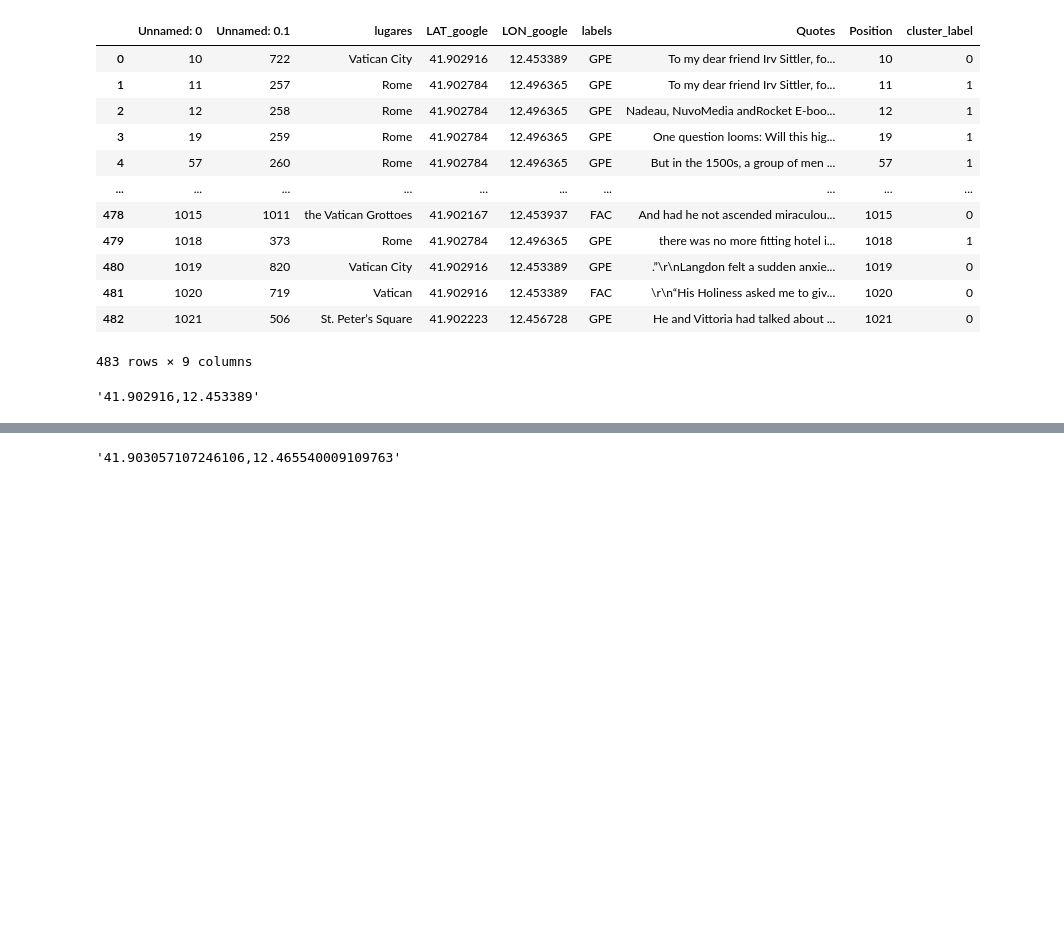
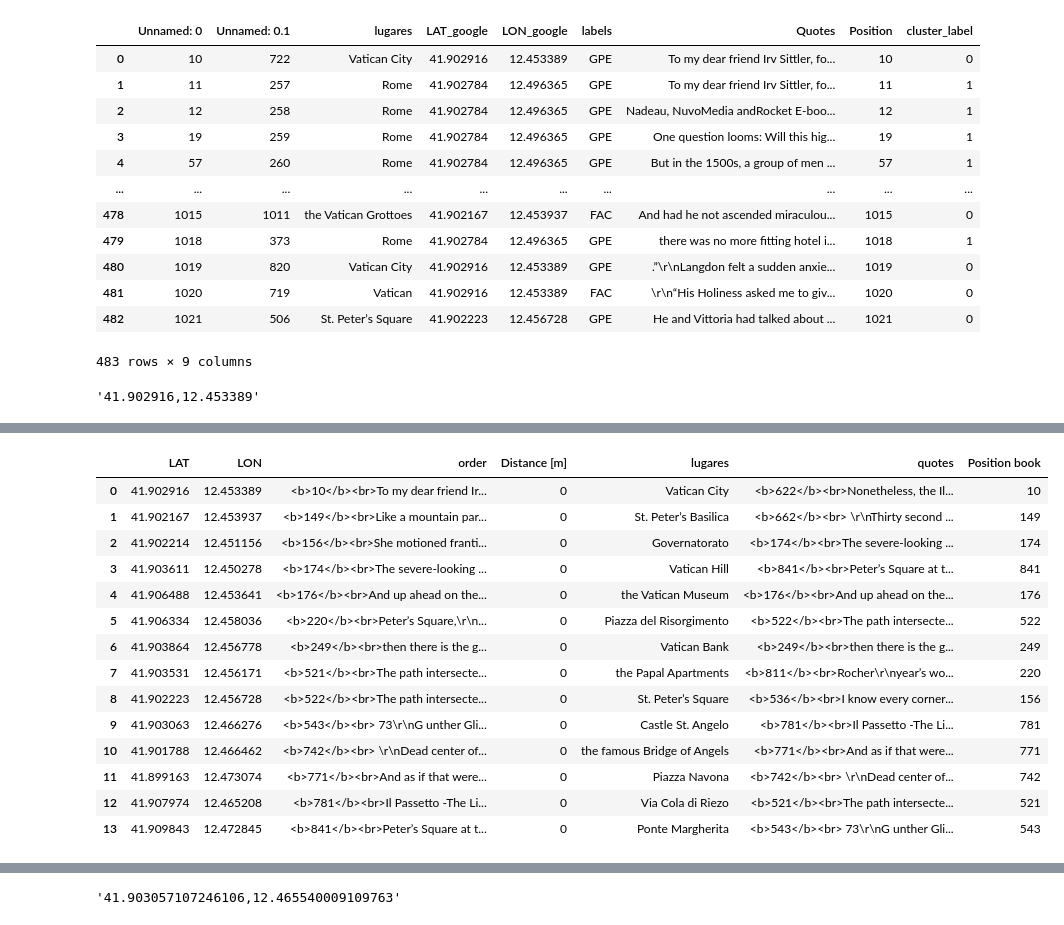
Before and after one commit to pjwork00/ProjectWork, a Jupyter notebook: back-end-python/src/Path_time_API.ipynb, the cells around one changed output, grey strips where cells are left out. Saved outputs shown, nothing was run; the diff lists cells and outputs as text; code cells hidden in the pictures; blank space fills up the shorter version.

```diff
--- a/back-end-python/src/Path_time_API.ipynb
+++ b/back-end-python/src/Path_time_API.ipynb
@@ -166,3 +169,20 @@ Area=plot_path(dat1, base_2)
 Area
 # %% [output]
 [interactive output not drawn]
+# %%
+ #Clusterdays
+def divide_days(df,days):
+
+    dat_dummy=df
+    kmeans = KMeans(n_clusters=days).fit(dat_dummy.iloc[:,3:5])
+    dat_dummy["day"]=kmeans.fit_predict(dat_dummy.iloc[:,3:5])
+    # centroids = kmeans.cluster_centers_
+    df_by_day = dat_dummy.groupby('day')
+    Schedule_day=(list(df_by_day))
+    # ax=plt.scatter(dat_dummy['LON_google'], dat_dummy['LAT_google'], c= kmeans.labels_.astype(float), s=50, alpha=0.5)
+    # #ax.scatter(centroids[:, 0], centroids[:, 1], c='red', s=50)
+    # ax
+    return Schedule_day
+# %%
+Schedule_day=divide_days(df,2)
+Day_1=(Schedule_day[0][1])
@@ -168,0 +193,2 @@ Area
+# %%
+data_day1=path_dots(Day_1, "Day_1_Angels")
@@ -168,0 +213,18 @@ Area
+# %%
+data_day1
+# %% [output]
+|  | LAT | LON | order | Distance [m] | lugares | quotes | Position book |
+| 0 | 41.902916 | 12.453389 | <b>10</b><br>To my dear friend Ir... | 0 | Vatican City | <b>622</b><br>Nonetheless, the Il... | 10 |
+| 1 | 41.902167 | 12.453937 | <b>149</b><br>Like a mountain par... | 0 | St. Peter’s Basilica | <b>662</b><br> \r\nThirty second ... | 149 |
+| 2 | 41.902214 | 12.451156 | <b>156</b><br>She motioned franti... | 0 | Governatorato | <b>174</b><br>The severe-looking ... | 174 |
+| 3 | 41.903611 | 12.450278 | <b>174</b><br>The severe-looking ... | 0 | Vatican Hill | <b>841</b><br>Peter’s Square at t... | 841 |
+| 4 | 41.906488 | 12.453641 | <b>176</b><br>And up ahead on the... | 0 | the Vatican Museum | <b>176</b><br>And up ahead on the... | 176 |
+| 5 | 41.906334 | 12.458036 | <b>220</b><br>Peter’s Square,\r\n... | 0 | Piazza del Risorgimento | <b>522</b><br>The path intersecte... | 522 |
+| 6 | 41.903864 | 12.456778 | <b>249</b><br>then there is the g... | 0 | Vatican Bank | <b>249</b><br>then there is the g... | 249 |
+| 7 | 41.903531 | 12.456171 | <b>521</b><br>The path intersecte... | 0 | the Papal Apartments | <b>811</b><br>Rocher\r\nyear’s wo... | 220 |
+| 8 | 41.902223 | 12.456728 | <b>522</b><br>The path intersecte... | 0 | St. Peter’s Square | <b>536</b><br>I know every corner... | 156 |
+| 9 | 41.903063 | 12.466276 | <b>543</b><br> 73\r\nG unther Gli... | 0 | Castle St. Angelo | <b>781</b><br>Il Passetto -The Li... | 781 |
+| 10 | 41.901788 | 12.466462 | <b>742</b><br> \r\nDead center of... | 0 | the famous Bridge of Angels | <b>771</b><br>And as if that were... | 771 |
+| 11 | 41.899163 | 12.473074 | <b>771</b><br>And as if that were... | 0 | Piazza Navona | <b>742</b><br> \r\nDead center of... | 742 |
+| 12 | 41.907974 | 12.465208 | <b>781</b><br>Il Passetto -The Li... | 0 | Via Cola di Riezo | <b>521</b><br>The path intersecte... | 521 |
+| 13 | 41.909843 | 12.472845 | <b>841</b><br>Peter’s Square at t... | 0 | Ponte Margherita | <b>543</b><br> 73\r\nG unther Gli... | 543 |
```
Also changed, not shown: parts of 25 cells of this notebook, 1 other file.
